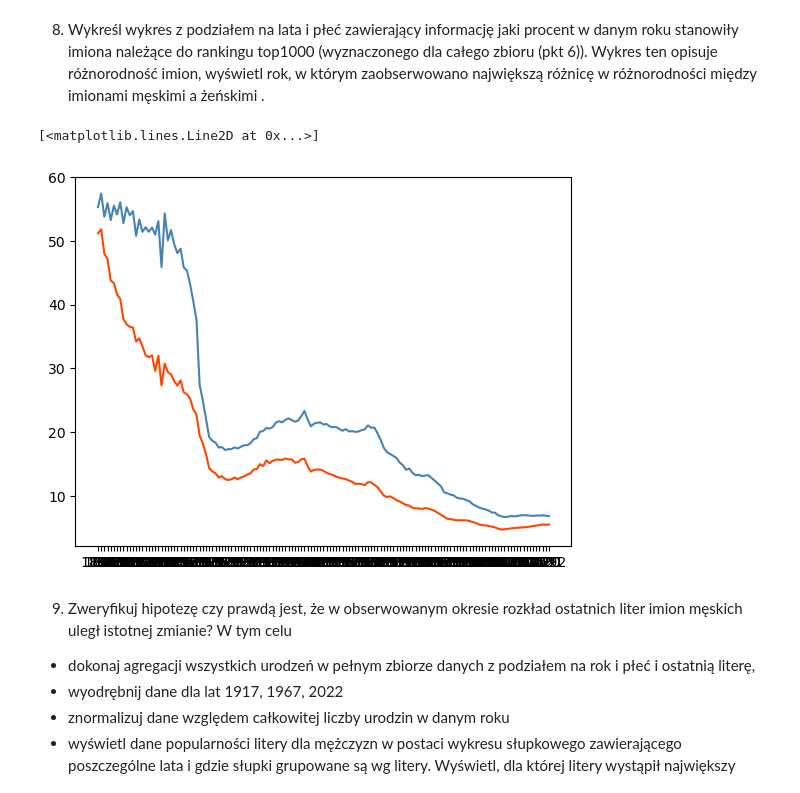
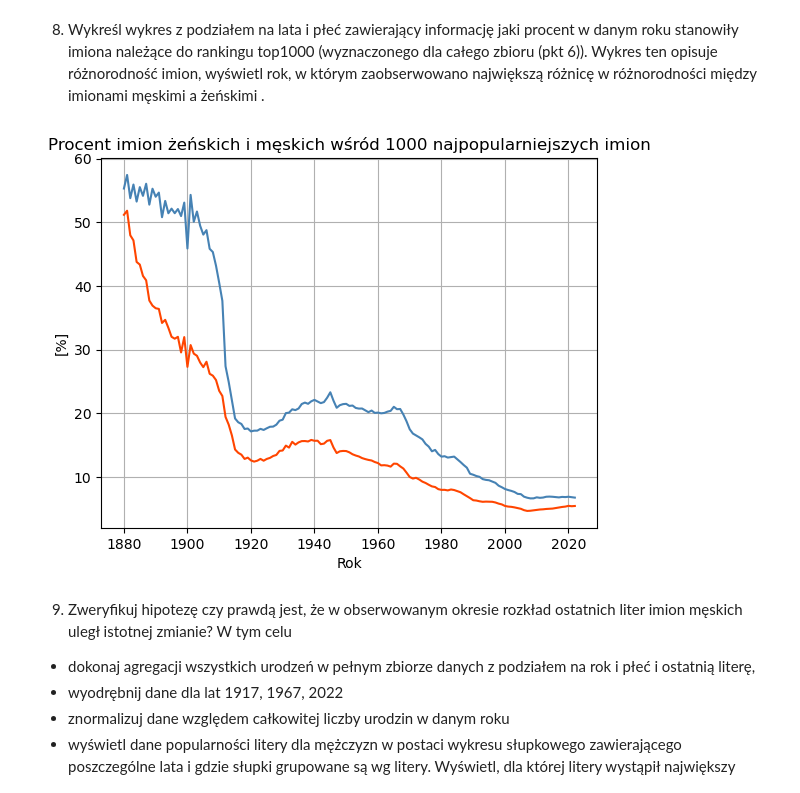
Before and after one commit to BartlomiejGasyna/Exploratory-Data-Analysis-Project-1, a Jupyter notebook: project.ipynb, the cells around one changed output. Cells and saved outputs as stored; diff of their text form; code cells hidden in the pictures.

```diff
--- a/project.ipynb
+++ b/project.ipynb
@@ -5,13 +5,13 @@ import pandas as pd
 import os
 import re
 
-directory_path = 'data'  # Replace this with your directory containing the text files
+directory_path = 'data'
 txt_files = [f for f in os.listdir(directory_path) if f.endswith('.txt')]
 
-# Initialize an empty list to store DataFrames for each file
+
 dfs = []
 combined_df = pd.DataFrame()
-# Read each file and store it in the list with a unique identifier
+
 for i, file in enumerate(txt_files):
     file_path = os.path.join(directory_path, file)
     df = pd.read_csv(file_path, header=None)
@@ -20,5 +20,4 @@ for i, file in enumerate(txt_files):
     df['Year'] = year
     dfs.append(df)
 
-# Combine all DataFrames into a single DataFrame
-combined_df = pd.concat(dfs, ignore_index=True)
+combined_df = pd.concat(dfs, ignore_index=True).sort_values(['Year', 'Gender', 'Name']).reset_index(drop=True)
@@ -117,23 +144,0 @@ pivot_table
-# %%
-pivot_table = combined_df.pivot_table(values='Count', index='Year', columns='Gender', aggfunc=sum)
-print(pivot_table)
-
-# Słownik z uwagi na szybszy dostęp do danych
-pivot_dict = pivot_table.to_dict()
-
-
-def calculate_frequency(row):
-    year = row['Year']
-    gender = row['Gender']
-
-    frequency  = row['Count'] / pivot_dict[gender][year]
-
-    if gender == 'F':
-        return None, frequency
-    if gender == 'M':
-        return frequency, None
-
-# Apply the function to the DataFrame
-combined_df[['Frequency_male', 'Frequency_female']] = combined_df.apply(calculate_frequency, axis=1, result_type='expand')
-
-combined_df.head()
@@ -161,0 +145,6 @@ Year
+# %%
+names_df_pivot = combined_df.pivot_table(index=['Year', 'Gender', 'Name'], values='Count')
+births = combined_df.pivot_table(index=['Year', 'Gender'], values='Count', aggfunc='sum')
+
+combined_df[['Frequency_male', 'Frequency_female']] = (names_df_pivot / births).reset_index().pivot_table(index=['Year', 'Gender', 'Name'], columns='Gender').reset_index()['Count'][['M', 'F']]
+combined_df.head()
@@ -299,16 +322,22 @@ def intersection(x, values):
 # %%
 
 male_intersection = combined_df.loc[combined_df['Gender'] == 'M'].groupby('Year')['Name'].apply(intersection, top_male_names_pivot.index.values)
 
 female_intersection = combined_df.loc[combined_df['Gender'] == 'F'].groupby('Year')['Name'].apply(intersection, top_female_names_pivot.index.values)
 
 fig, ax = plt.subplots()
 
 ax.plot(male_intersection, color='steelblue')
 ax.plot(female_intersection, color='orangered')
+
+ax.set_title('Procent imion żeńskich i męskich wśród 1000 najpopularniejszych imion')
+ax.xaxis.set_ticks(male_intersection.index[::20])
+ax.set_xlabel('Rok')
+ax.set_ylabel('[%]')
+plt.grid()
+plt.show()
 # %% [output]
-[<matplotlib.lines.Line2D at 0x...>]
-[figure, old version]
+[figure, new version]
 # %% [markdown]
 9. Zweryfikuj hipotezę czy prawdą jest, że w obserwowanym okresie rozkład ostatnich liter imion męskich uległ istotnej zmianie? W tym celu
 
```
Also changed, not shown: parts of 35 cells of this notebook.
